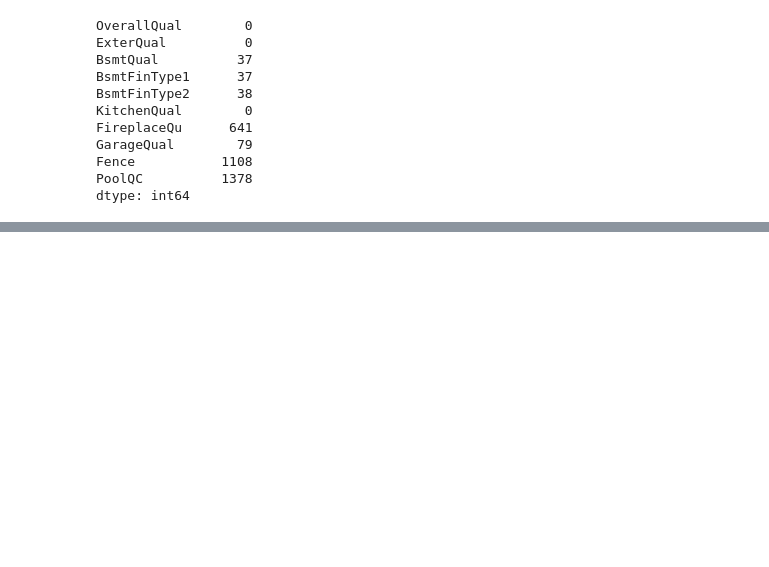
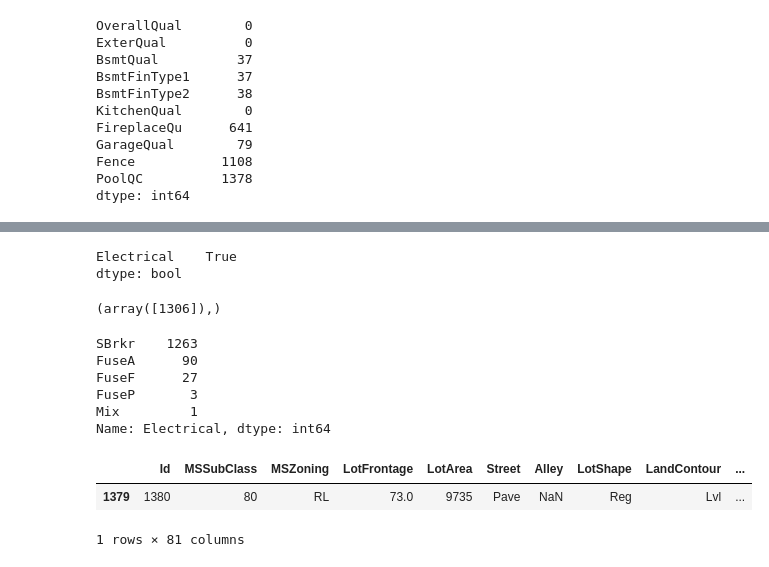
Before and after one commit to godsylla/Housing-Sales-Price-Predictions-Regression-, a Jupyter notebook: project-03-starter-v. Jul 30.ipynb, the cells around one changed output, grey strips where cells are left out. Drawn from its saved outputs; the diff is of its cells as text; code cells hidden in the pictures; blank space fills up the shorter version.

```diff
--- a/project-03-starter-v. Jul 30.ipynb
+++ b/project-03-starter-v. Jul 30.ipynb
@@ -208,3 +248,17 @@ df_house[df_house['TotalBsmtSF'] == 0][['TotalBsmtSF', 'BsmtQual', 'BsmtCond', '
+# %%
+df_house['GarageType'].replace(np.nan, 'NA', inplace=True)
+df_house['GarageYrBlt'].replace(np.nan, 'NA', inplace=True)
+df_house['GarageFinish'].replace(np.nan, 'NA', inplace=True)
+df_house['GarageQual'].replace(np.nan, 'NA', inplace=True)
+df_house['GarageCond'].replace(np.nan, 'NA', inplace=True)
+# %%
+# B.2.d. Cleanup Fence metrics
+df_house['Fence'].replace(np.nan, 'NA', inplace=True)
+# %%
+# B.2.e. Cleanup Pool metrics
+# if Pool Area = 0, then check to see if there is nan in all cases for PoolQC
+df_house[df_house['PoolArea'] == 0][['PoolArea', 'PoolQC']]
+df_house['PoolQC'].replace(np.nan, 'NA', inplace=True)
 # %%
 df_condition = df_house[column_condition]
 df_condition.isnull().sum()
@@ -213,0 +280,25 @@ df_heat_elec.isnull().sum()
+# %%
+# B.2.f Clean up the null value out of Electrical
+pd.isnull(df_house[['Electrical']]).any()
+# %% [output]
+Electrical    True
+dtype: bool
+# %%
+np.where(df_house['Electrical'].isnull())
+# %% [output]
+(array([1306]),)
+# %%
+df_house['Electrical'].value_counts()
+# %% [output]
+SBrkr    1263
+FuseA      90
+FuseF      27
+FuseP       3
+Mix         1
+Name: Electrical, dtype: int64
+# %%
+df_house.iloc[[1306]]
+# %% [output]
+|  | Id | MSSubClass | MSZoning | LotFrontage | LotArea | Street | Alley | LotShape | LandContour | ... |
+| 1379 | 1380 | 80 | RL | 73.0 | 9735 | Pave | NaN | Reg | Lvl | ... |
+1 rows × 81 columns
```
Also changed, not shown: parts of 10 cells of this notebook, 1 other file.
